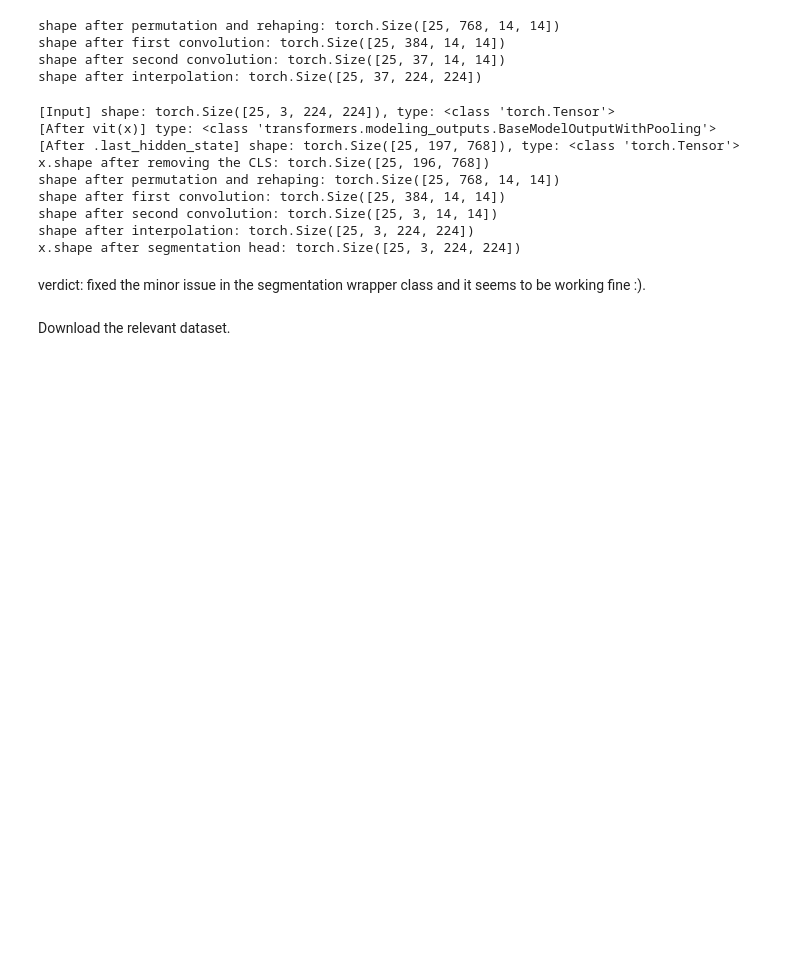
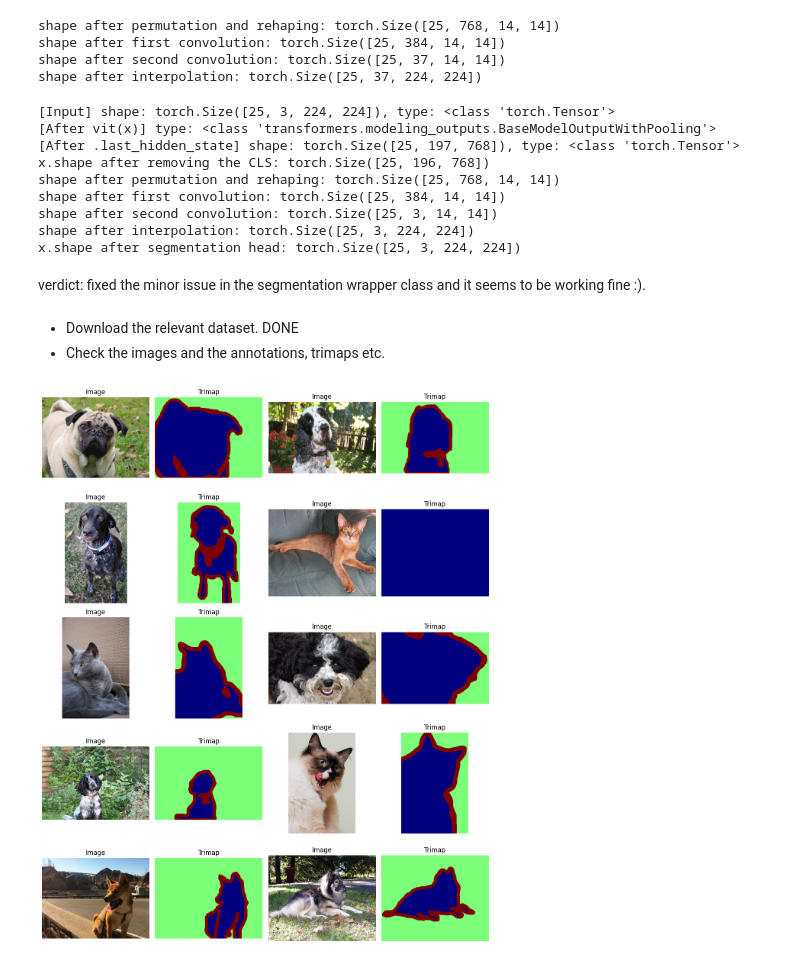
Before and after one commit to neelkanthrawat/Comp_vision_final_project_2025, a Jupyter notebook: check.ipynb, the cells around one changed output. Cells and saved outputs as stored; diff of their text form; code cells hidden in the pictures; blank space fills up the shorter version.

Commit message:
check the images and their trimap segmentation - > found an error for one cat image

```diff
--- a/check.ipynb
+++ b/check.ipynb
@@ -550,4 +550,5 @@ x.shape after segmentation head: torch.Size([25, 3, 224, 224])
 # %% [markdown]
 verdict:  fixed the minor issue in the segmentation wrapper class and it seems to be working fine :).
 # %% [markdown]
-Download the relevant dataset.
+* Download the relevant dataset. DONE
+* Check the images and the annotations, trimaps etc.
@@ -554,3 +599,22 @@ Download the relevant dataset.
+# %%
+# Get the directory of the current script file
+try:
+    base_dir = os.path.dirname(os.path.abspath(__file__))
+except NameError:
+    # __file__ is not defined (e.g. in Jupyter notebook or interactive sessions apparently), fallback to cwd
+    base_dir = os.getcwd()
+
+# Suppose your dataset is in a folder named 'data' inside the project root:
+data_dir = os.path.join(base_dir, 'data_oxford_iiit')
+
+# # Then you can define image and trimap paths relative to that
+image_folder = os.path.join(data_dir, 'images')
+trimap_folder = os.path.join(data_dir, 'annotations\\trimaps')
+
+# plot some images:
+plot_random_images_and_trimaps(image_folder, trimap_folder, num_samples=10)
+# %% [output]
+[figure, added]
 # %%
 # run the experiment and get it moving :)
 # %%
```
Also changed, not shown: parts of 2 cells of this notebook.
